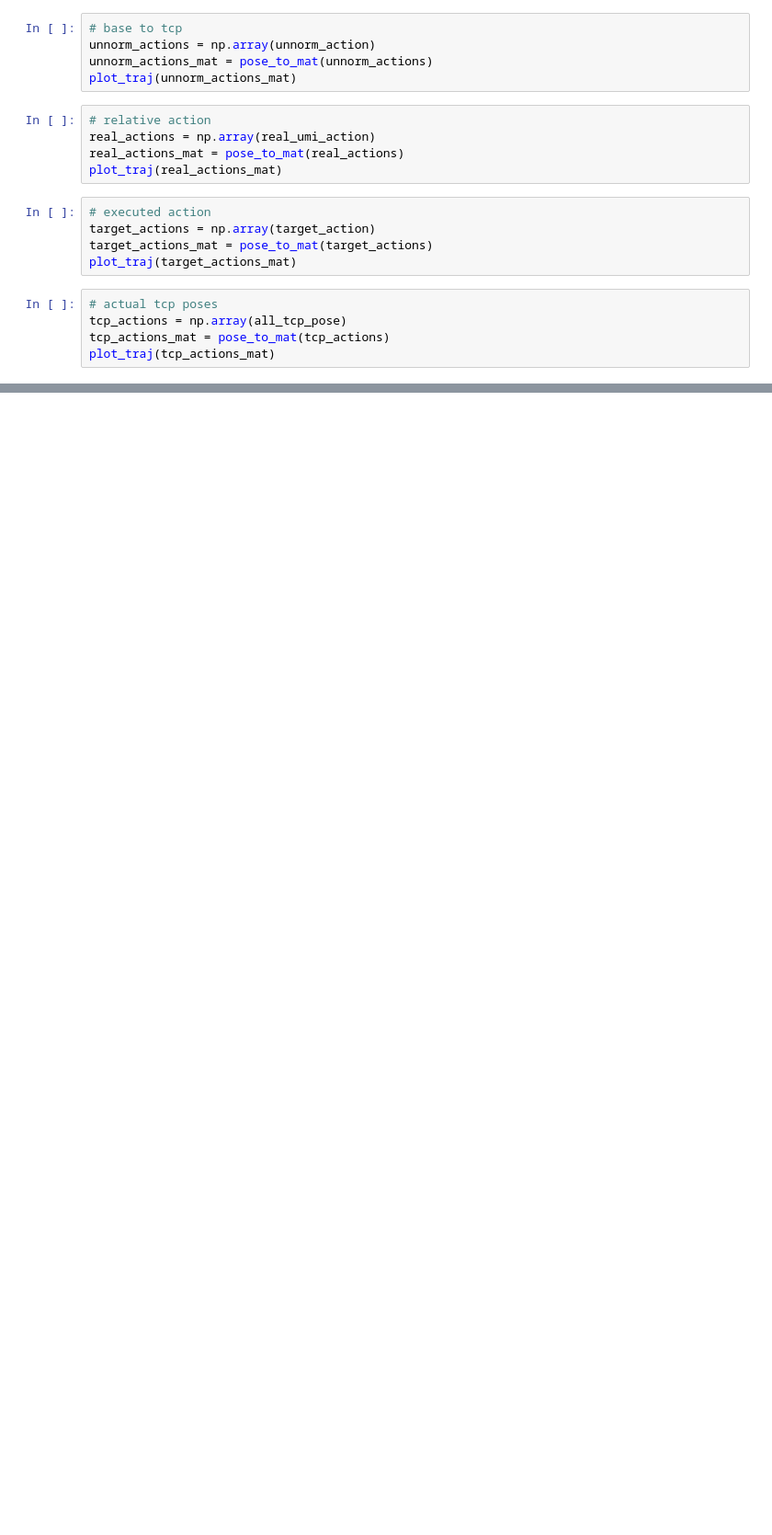
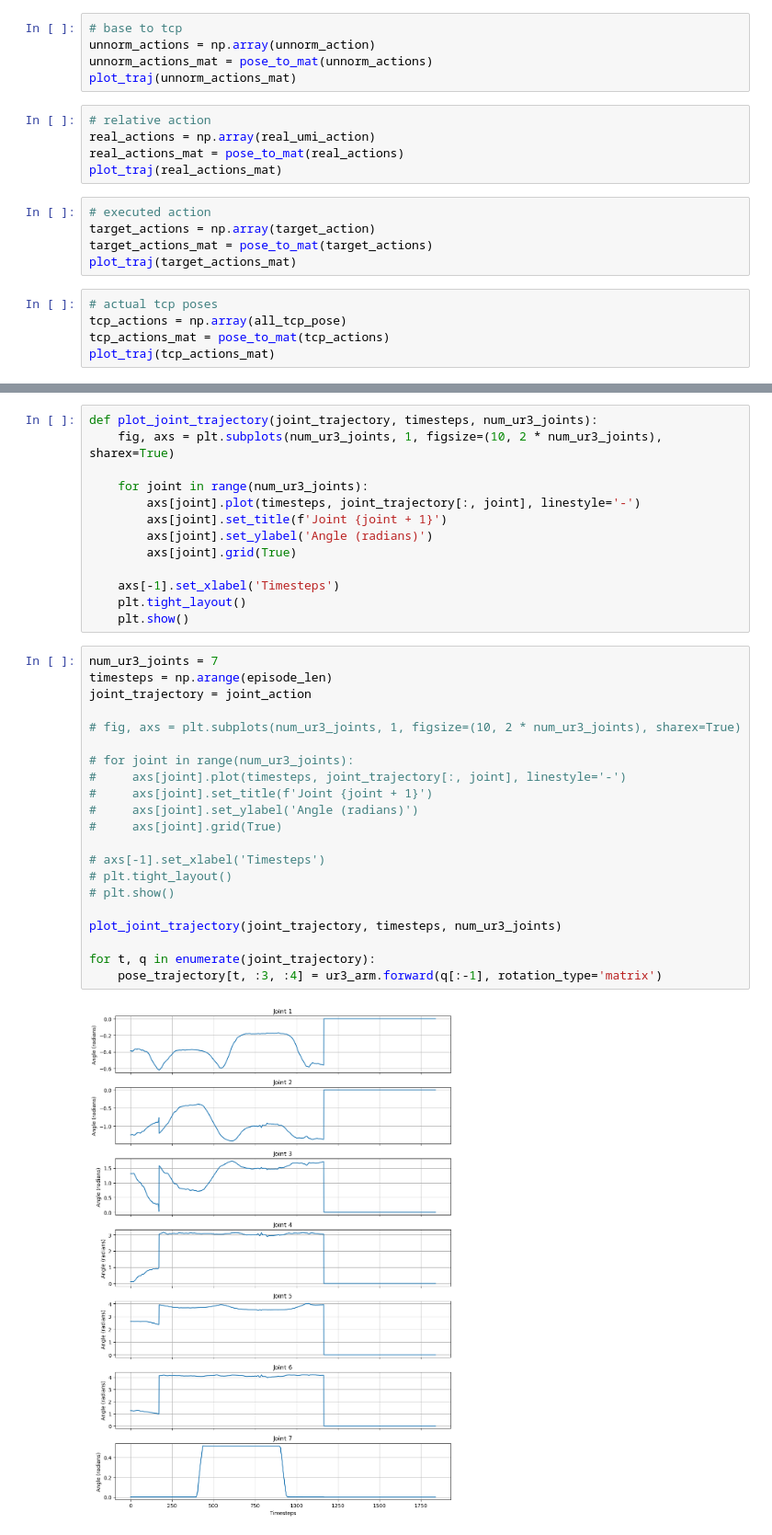
Before and after one commit to MLCS-Yonsei/UMI_FT, a Jupyter notebook: test_tx.ipynb, the cells around one changed output, grey strips where cells are left out. Shown at 92% size. Cells and saved outputs as stored; diff of their text form; blank space fills up the shorter version.

```diff
--- a/test_tx.ipynb
+++ b/test_tx.ipynb
@@ -395,0 +488,36 @@ plot_traj(tcp_actions_mat)
+# %%
+def plot_joint_trajectory(joint_trajectory, timesteps, num_ur3_joints):
+    fig, axs = plt.subplots(num_ur3_joints, 1, figsize=(10, 2 * num_ur3_joints), sharex=True)
+
+    for joint in range(num_ur3_joints):
+        axs[joint].plot(timesteps, joint_trajectory[:, joint], linestyle='-')
+        axs[joint].set_title(f'Joint {joint + 1}')
+        axs[joint].set_ylabel('Angle (radians)')
+        axs[joint].grid(True)
+
+    axs[-1].set_xlabel('Timesteps')
+    plt.tight_layout()
+    plt.show()
+# %%
+num_ur3_joints = 7
+timesteps = np.arange(episode_len)
+joint_trajectory = joint_action
+
+# fig, axs = plt.subplots(num_ur3_joints, 1, figsize=(10, 2 * num_ur3_joints), sharex=True)
+
+# for joint in range(num_ur3_joints):
+#     axs[joint].plot(timesteps, joint_trajectory[:, joint], linestyle='-')
+#     axs[joint].set_title(f'Joint {joint + 1}')
+#     axs[joint].set_ylabel('Angle (radians)')
+#     axs[joint].grid(True)
+
+# axs[-1].set_xlabel('Timesteps')
+# plt.tight_layout()
+# plt.show()
+
+plot_joint_trajectory(joint_trajectory, timesteps, num_ur3_joints)
+
+for t, q in enumerate(joint_trajectory):
+    pose_trajectory[t, :3, :4] = ur3_arm.forward(q[:-1], rotation_type='matrix')
+# %% [output]
+[figure, added]
```
Also changed, not shown: parts of 17 cells of this notebook, 33 other files.
